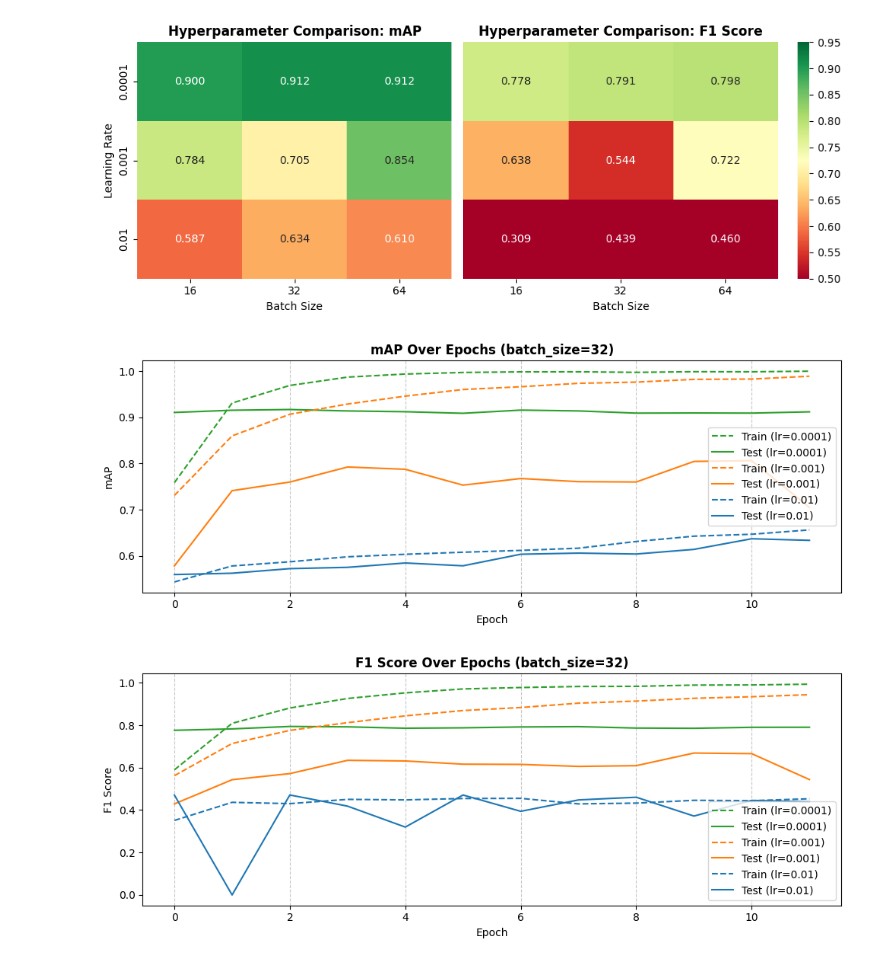
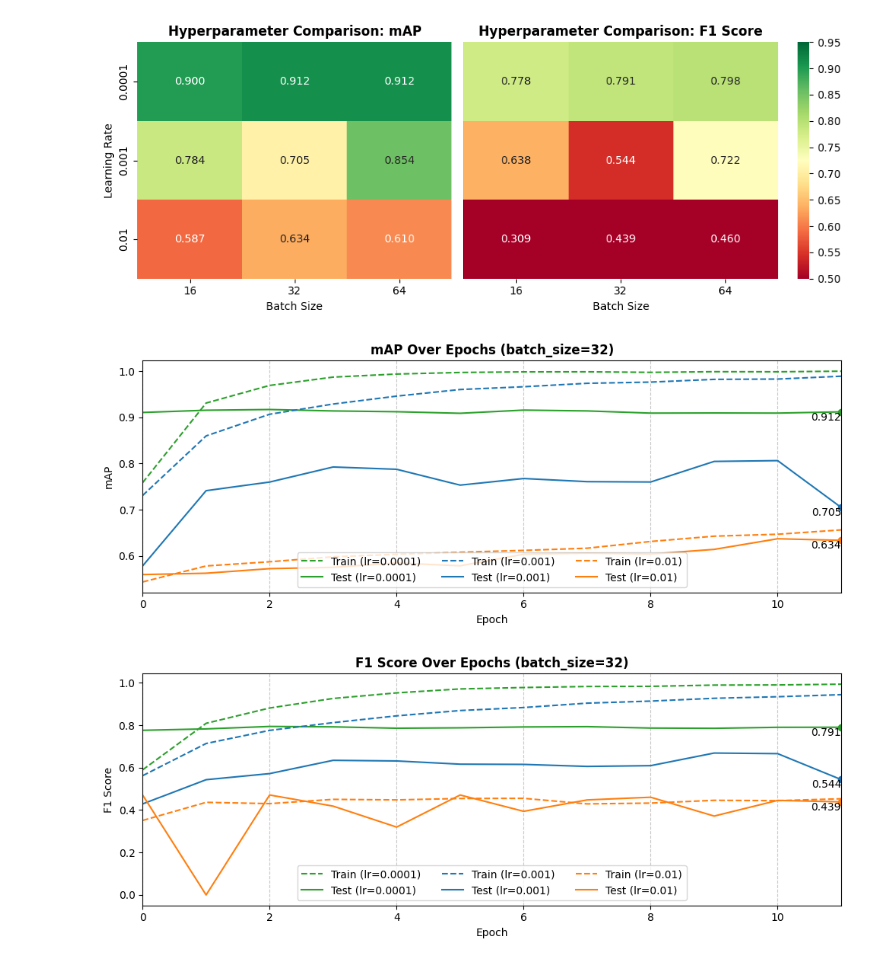
Before and after one commit to ZachParent/mai-object-recognition, a Jupyter notebook: practicals/p1/notes/1.1_results_analysis.ipynb, the cells around one changed output. Cells and saved outputs as stored; diff of their text form; code cells hidden in the pictures.

Commit message:
add learning rate, classifier head curves, confusion matrices

```diff
--- a/practicals/p1/notes/1.1_results_analysis.ipynb
+++ b/practicals/p1/notes/1.1_results_analysis.ipynb
@@ -156,37 +157,43 @@ best_batch_size = int(best_batch_size.split('=')[1].split(',')[0])
 
 # Plot learning curves for both metrics
 metrics = [
     {'name': 'map', 'display': 'mAP'},
     {'name': 'f1', 'display': 'F1 Score'}
 ]
-colors = ['#2ca02c', '#ff7f0e', '#1f77b4']
+colors = ['#2ca02c', '#1f77b4', '#ff7f0e']
 
 for metric in metrics:
     plt.figure(figsize=(10, 4))
 
     for i, lr in enumerate([0.0001, 0.001, 0.01]):
         model_id = hyperparameter_performance[
             hyperparameter_performance['title'].str.contains(f'batch_size={best_batch_size}') &
             hyperparameter_performance['title'].str.contains(f'learning_rate={lr}')
         ].iloc[0]['id']
 
-        history_path = HISTORIES_DIR / f"{model_id:02d}-batch_size={best_batch_size}, learning_rate={lr}.csv"
-        history = pd.read_csv(history_path)
+        history = histories[model_id]
 
         train_col = f'train_{metric["name"]}'
         test_col = f'test_{metric["name"]}'
 
         plt.plot(history[train_col], label=f'Train (lr={lr})', linestyle='--', color=colors[i])
         plt.plot(history[test_col], label=f'Test (lr={lr})', linestyle='-', color=colors[i])
 
+        final_value = history[test_col].iloc[-1]
+        plt.scatter(len(history[test_col])-1, final_value, color=colors[i], marker='o')
+        plt.text(len(history[test_col])-1, final_value, f'{final_value:.3f}',
+                verticalalignment='top',
+                horizontalalignment='right')
+
     plt.title(f'{metric["display"]} Over Epochs (batch_size={best_batch_size})', fontsize=12, fontweight='bold')
     plt.xlabel('Epoch')
     plt.ylabel(metric["display"])
+    plt.xlim(0, 11)
     plt.grid(axis='x', linestyle='--', alpha=0.7)
-    plt.legend()
+    plt.legend(loc='lower center', ncol=3)
     plt.tight_layout()
-    plt.savefig(FIGURES_DIR / f"best_batch_size_{metric['name']}_learning_curves.png")
+    plt.savefig(FIGURES_DIR / f"learning_rate_{metric['name']}_learning_curves.png")
     plt.show()
 # %% [output]
-[figure, old version]
+[figure, new version]
-[figure, old version]
+[figure, new version]
```
Also changed, not shown: parts of 9 cells of this notebook, 5 other files.
